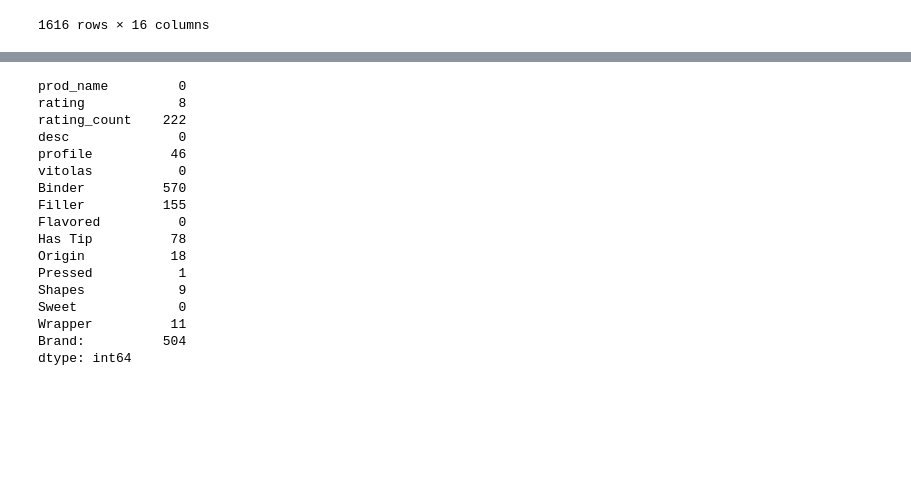
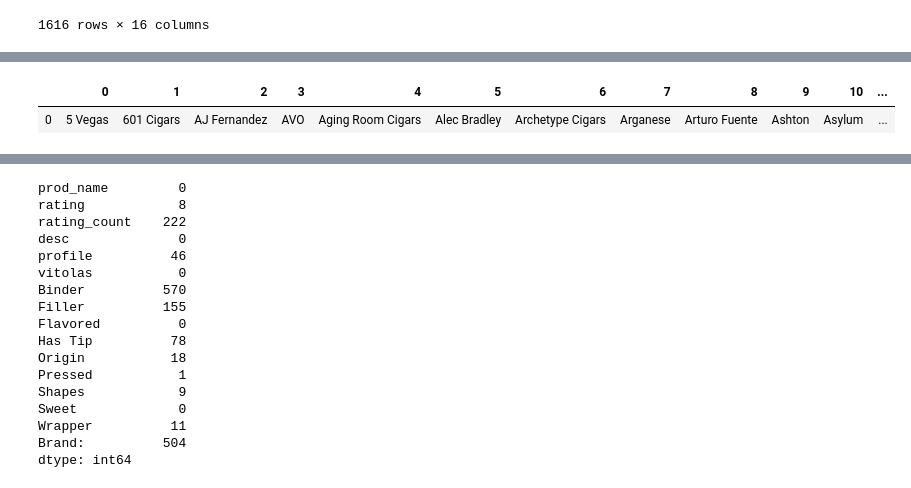
Before and after one commit to SteveRNewman/cigar_recommender, a Jupyter notebook: Working Capstone.ipynb, the cells around one changed output, grey strips where cells are left out. Saved outputs shown, nothing was run; the diff lists cells and outputs as text; code cells hidden in the pictures; blank space fills up the shorter version.

```diff
--- a/Working Capstone.ipynb
+++ b/Working Capstone.ipynb
@@ -81,0 +192,6 @@ memory usage: 202.1+ KB
+# %%
+df9 = pd.DataFrame(encoder.categories_)
+df9
+# %% [output]
+|  | 0 | 1 | 2 | 3 | 4 | 5 | 6 | 7 | 8 | 9 | 10 | ... |
+| 0 | 5 Vegas | 601 Cigars | AJ Fernandez | AVO | Aging Room Cigars | Alec Bradley | Archetype Cigars | Arganese | Arturo Fuente | Ashton | Asylum | ... |
```
Also changed, not shown: parts of 19 cells of this notebook.
